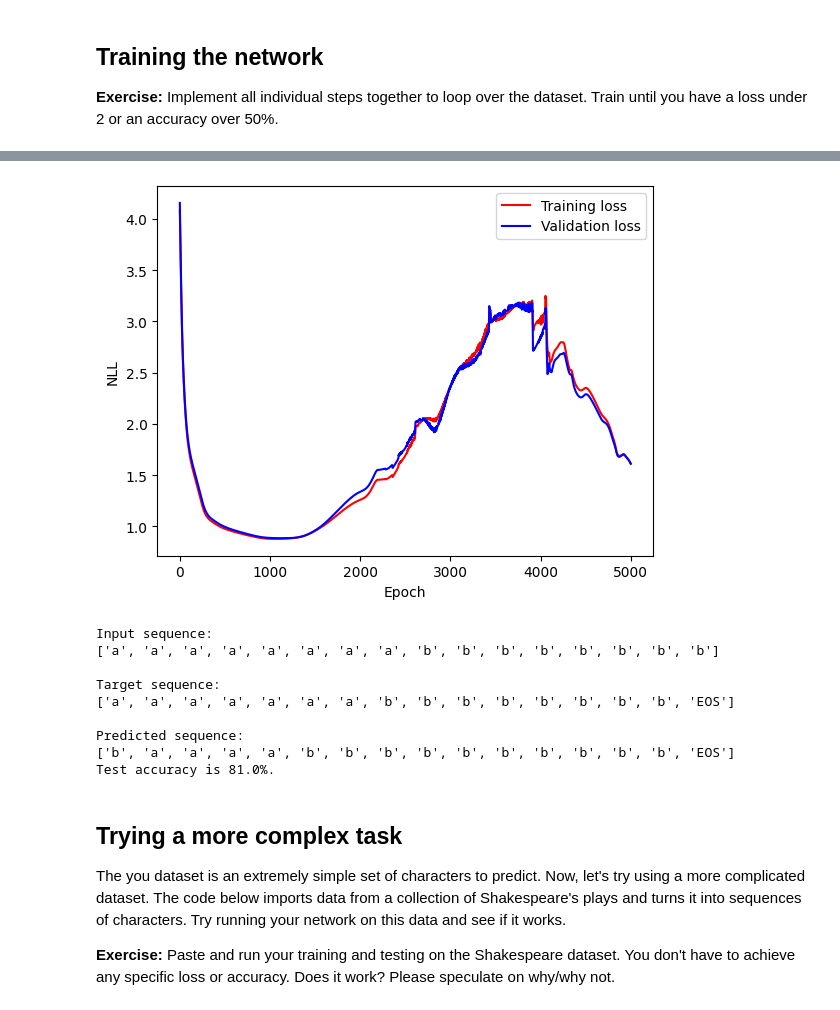
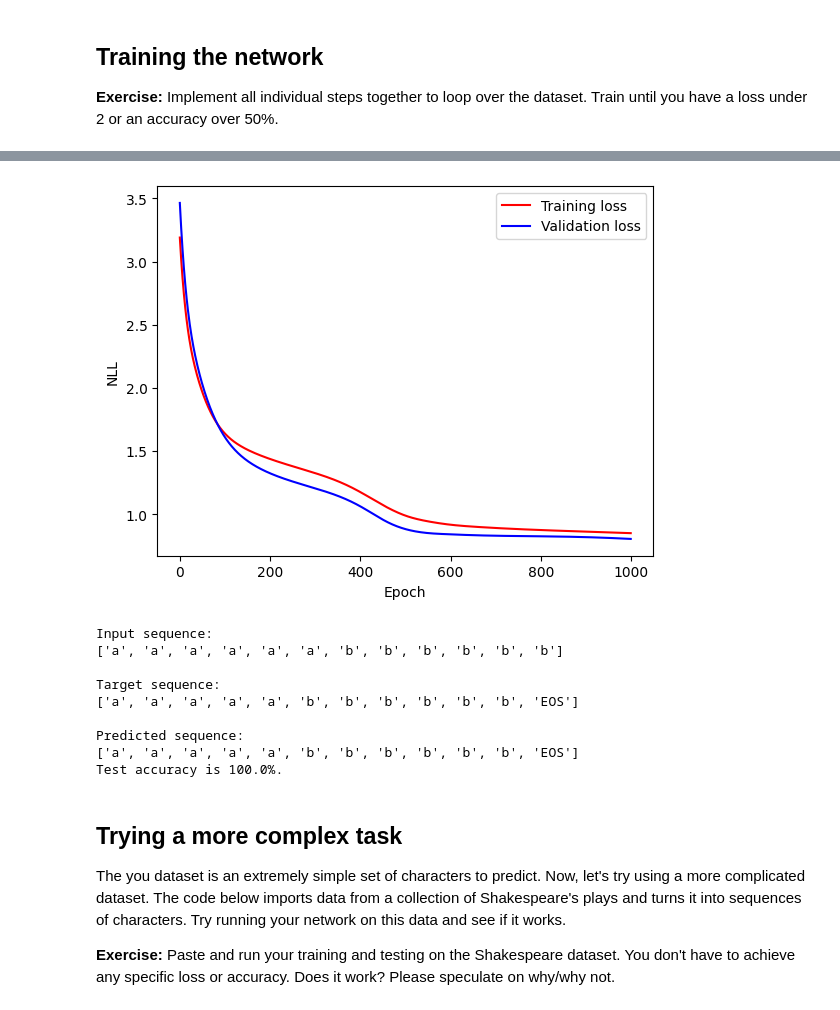
Before and after one commit to jacomoel/d7046e, a Jupyter notebook: exercises/ANN/e2/ANN-Exercise-2.ipynb, the cells around one changed output, grey strips where cells are left out. Drawn from its saved outputs; the diff is of its cells as text; code cells hidden in the pictures.

```diff
--- a/exercises/ANN/e2/ANN-Exercise-2.ipynb
+++ b/exercises/ANN/e2/ANN-Exercise-2.ipynb
@@ -398,7 +398,9 @@ import matplotlib.pyplot as plt
 %matplotlib inline
 
 # Hyper-parameters
-num_epochs = 5000
+#num_epochs = 5000
+num_epochs = 1000 # when running with 5000 the loss goes up after to many epochs.
+
 hidden_size = 50
 
 # Initialize a new network
@@ -533,4 +535,4 @@ Predicted sequence:
-[figure, old version]
+[figure, new version]
 # %%
 # Testing your network
 
@@ -545,8 +547,7 @@ test_target = one_hot_encode_sequence(test_target_sequence, vocab_size, char_to_
 hidden_state = np.zeros((hidden_size, 1))
 
 # Forward pass
-# TODO:
-outputs, hidden_states =
+outputs, hidden_states = forward_pass(test_input, hidden_state, parameters)
 
 print('Input sequence:')
 print(test_input_sequence)
@@ -566,14 +567,14 @@ accuracy /= len(test_target_sequence)/100
 print(f"Test accuracy is {np.round(accuracy)}%.")
 # %% [output]
 Input sequence:
-['a', 'a', 'a', 'a', 'a', 'a', 'a', 'a', 'b', 'b', 'b', 'b', 'b', 'b', 'b', 'b']
+['a', 'a', 'a', 'a', 'a', 'a', 'b', 'b', 'b', 'b', 'b', 'b']
 
 Target sequence:
-['a', 'a', 'a', 'a', 'a', 'a', 'a', 'b', 'b', 'b', 'b', 'b', 'b', 'b', 'b', 'EOS']
+['a', 'a', 'a', 'a', 'a', 'b', 'b', 'b', 'b', 'b', 'b', 'EOS']
 
 Predicted sequence:
-['b', 'a', 'a', 'a', 'a', 'b', 'b', 'b', 'b', 'b', 'b', 'b', 'b', 'b', 'b', 'EOS']
-Test accuracy is 81.0%.
+['a', 'a', 'a', 'a', 'a', 'b', 'b', 'b', 'b', 'b', 'b', 'EOS']
+Test accuracy is 100.0%.
 # %% [markdown]
 ## Trying a more complex task
 The you dataset is an extremely simple set of characters to predict. Now, let's try using a more complicated dataset. The code below imports data from a collection of Shakespeare's plays and turns it into sequences of characters. Try running your network on this data and see if it works.
```
Also changed, not shown: parts of 1 cell of this notebook.
